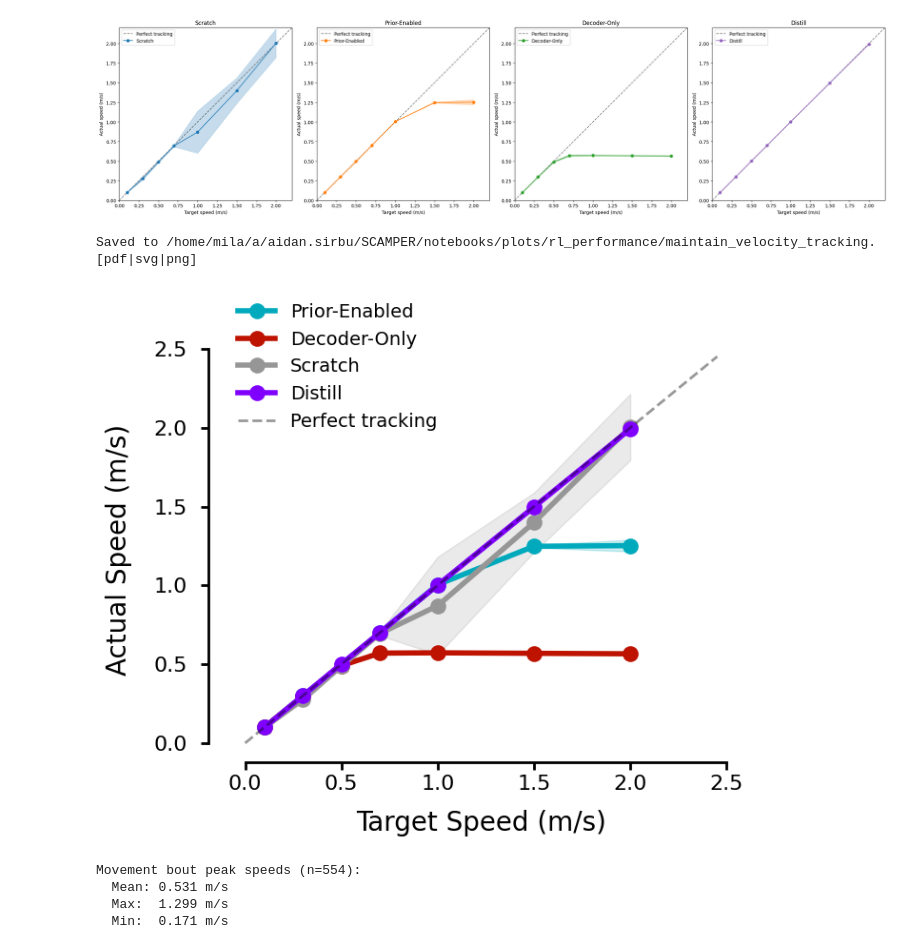
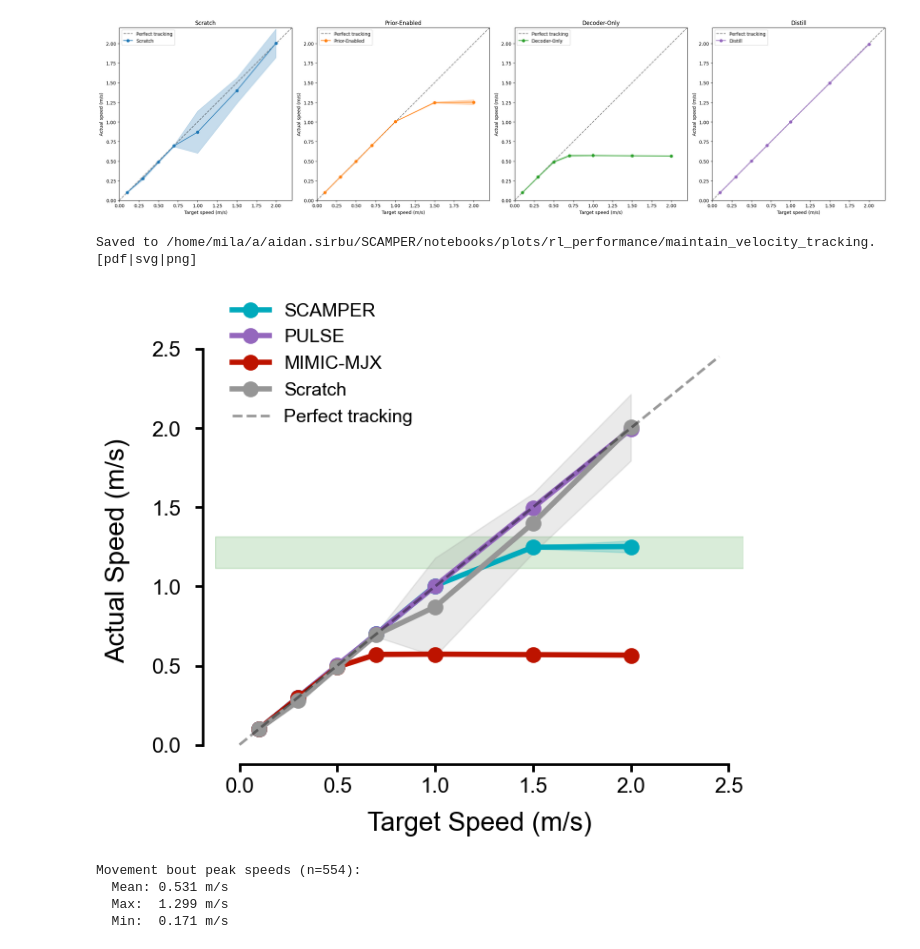
Before and after one commit to asirbu77/SCAMPER, a Jupyter notebook: notebooks/analysis/maintain_velocity_multi_model.ipynb, the cells around one changed output. Drawn from its saved outputs; the diff is of its cells as text; code cells hidden in the pictures.

```diff
--- a/notebooks/analysis/maintain_velocity_multi_model.ipynb
+++ b/notebooks/analysis/maintain_velocity_multi_model.ipynb
@@ -682,6 +567,12 @@ plt.show()
 # %% [output]
 [figure]
 # %%
+import matplotlib as mpl
+mpl.rcParams["font.family"] = "sans-serif"
+mpl.rcParams["font.sans-serif"] = ["Arial"]
+mpl.rcParams["pdf.fonttype"] = 42
+mpl.rcParams["ps.fonttype"] = 42
+
 import seaborn as sns
 
 # Build a long-format DataFrame from grouped results
@@ -695,22 +586,22 @@ df = pd.DataFrame(rows)
 
 # Map mode names to legend labels
 mode_labels = {
-    "prior_decoder": "Prior-Enabled",
-    "decoder_only": "Decoder-Only",
+    "prior_decoder": "SCAMPER",
+    "decoder_only": "MIMIC-MJX",
     "scratch": "Scratch",
-    "distill": "Distill",
+    "distill": "PULSE",
 }
 df["Training Mode"] = df["mode"].map(mode_labels)
 
 # Define colors for each training mode
 palette = {
-    "Prior-Enabled": tuple(c / 255 for c in (0, 170, 188)),
-    "Decoder-Only": tuple(c / 255 for c in (189, 19, 0)),
+    "SCAMPER": tuple(c / 255 for c in (0, 170, 188)),
+    "MIMIC-MJX": tuple(c / 255 for c in (189, 19, 0)),
     "Scratch": tuple(c / 255 for c in (150, 150, 150)),
-    "Distill": ç,
+    "PULSE": (148 / 255, 103 / 255, 189 / 255),
 }
 
-hue_order = ["Prior-Enabled", "Decoder-Only", "Scratch", "Distill"]
+hue_order = ["SCAMPER", "PULSE", "MIMIC-MJX", "Scratch"]
 
 save_dir = Path("../../notebooks/plots/rl_performance")
 save_name = "maintain_velocity_tracking"
@@ -731,6 +622,9 @@ sns.lineplot(
     linewidth=4,
     ax=ax,
 )
+
+# Shaded region between 1.117 and 1.317 m/s actual speed
+ax.axhspan(1.117, 1.317, color="green", alpha=0.15, zorder=0)
 
 # y=x reference line
 max_speed = max(df["speed"].max(), df["actual_speed"].max()) * 1.1
@@ -760,34 +654,34 @@ xticks = [t for t in xticks if xlim[0] <= t <= xlim[1]]
 yticks = [t for t in yticks if ylim[0] <= t <= ylim[1]]
 
 ax.spines["bottom"].set_bounds(xticks[0], xticks[-1])
 ax.spines["left"].set_bounds(yticks[0], yticks[-1])
 
 # Shift y-axis spine to the left
 ax.spines["left"].set_position(("outward", 10))
 
 # Thicken remaining spines
 for spine in ["left", "bottom"]:
     ax.spines[spine].set_linewidth(2)
 
 # Style legend - top right, shifted upwards
 ax.legend(fontsize=14, frameon=False, loc="upper left", bbox_to_anchor=(0.0, 1.12))
 
 plt.tight_layout()
 
 # Save
 from pathlib import Path
 
 save_dir = Path("/home/mila/a/aidan.sirbu/SCAMPER/notebooks/plots/rl_performance")
 save_dir.mkdir(parents=True, exist_ok=True)
 fig.savefig(save_dir / f"{save_name}.pdf", bbox_inches="tight")
 fig.savefig(save_dir / f"{save_name}.svg", bbox_inches="tight")
 fig.savefig(save_dir / f"{save_name}.png", bbox_inches="tight")
 print(f"Saved to {save_dir / save_name}.[pdf|svg|png]")
 
 plt.show()
 # %% [output]
 Saved to /home/mila/a/aidan.sirbu/SCAMPER/notebooks/plots/rl_performance/maintain_velocity_tracking.[pdf|svg|png]
-[figure, old version]
+[figure, new version]
 # %%
 # Load movement bout data
 bout_df = pd.read_csv(
```
Also changed, not shown: parts of 3 cells of this notebook, 1 other file.
